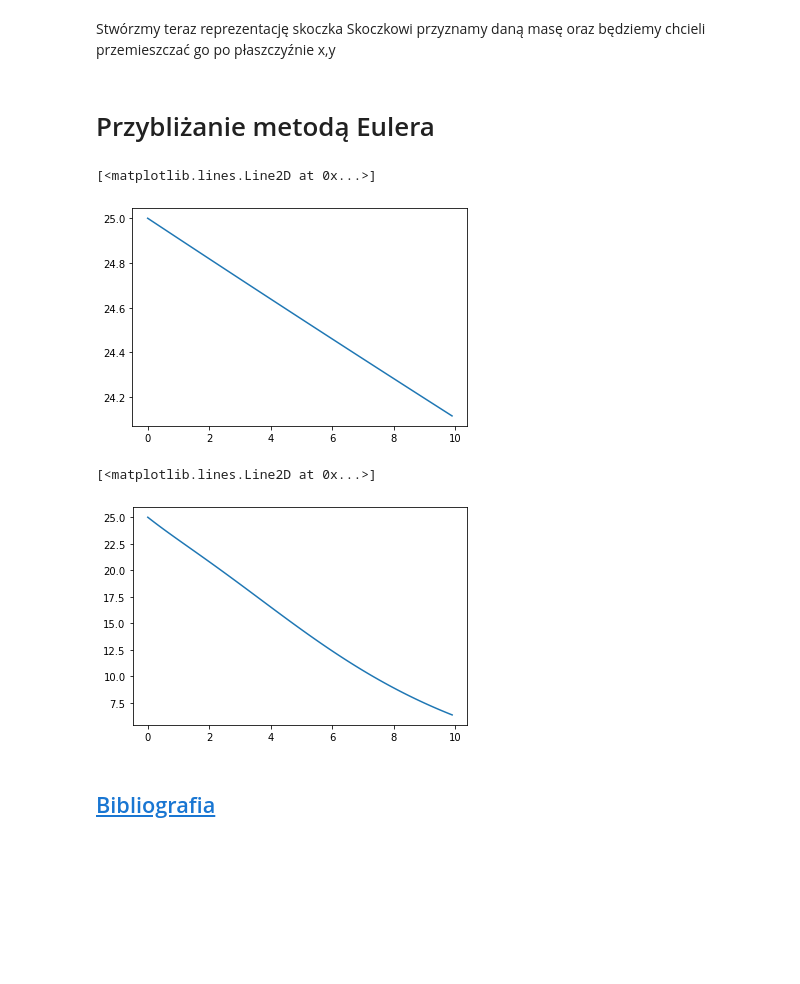
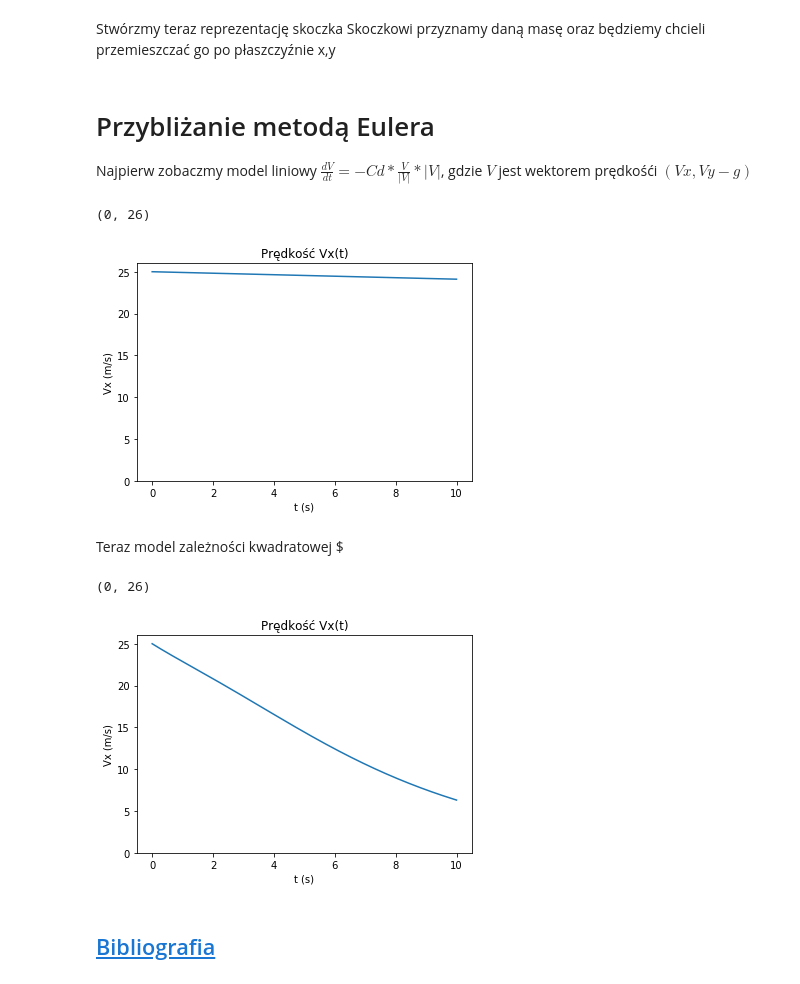
Before and after one commit to maciejratajski1999/Skoki-narciarskie, a Jupyter notebook: main.ipynb, the cells around one changed output. Saved outputs shown, nothing was run; the diff lists cells and outputs as text; code cells hidden in the pictures; blank space fills up the shorter version.

Commit message:
Dodane wzory w Markdownie w Przybliżanie Metodą Eulera

```diff
--- a/main.ipynb
+++ b/main.ipynb
@@ -369,32 +369,41 @@ class Jumper:
 
     def move(self, x, y):
         self.position = self.position[0] + x, self.position[1] + y
-# %% [markdown]
-# Przybliżanie metodą Eulera
+# %% [markdown]
+# Przybliżanie metodą Eulera
+
+Najpierw zobaczmy model liniowy $ \frac{dV}{dt} = -Cd*\frac{V}{|V|}*|V| $, gdzie $V$ jest wektorem prędkośći $\left(Vx,Vy - g\right) $
 # %%
-delta_time = 0.1
+delta_time = 0.001
 time = numpy.arange(0,10,delta_time)
 VX, VY = [skocznia.velocity],[0]
 Cd = 0.2 / Jumper(55).mass
 g = 9.81
 
 def linear_model(v):
     '''
     liniowa zależność oporu powietrza do prędkości
     :param v: tuple (Vx(i), Vy(i))
     :return : tuple (Vx(i+1),Vy(i+1))
     '''
     return -Cd*v[0]*delta_time, (-Cd*v[1] - g)*delta_time
 
 for t in time[1:]:
     x,y = linear_model((VX[-1],VY[-1]))
     VX.append(VX[-1] + x)
     VY.append(VY[-1] + y)
 
 pyplot.plot(time,VX)
+pyplot.title("Prędkość Vx(t)")
+pyplot.xlabel("t (s)")
+pyplot.ylabel("Vx (m/s)")
+pyplot.ylim(0, VX[0]+1)
 # %% [output]
-[<matplotlib.lines.Line2D at 0x...>]
+(0, 26)
-[figure, old version]
+[figure, new version]
+# %% [markdown]
+Teraz model zależności kwadratowej
+$
 # %%
 def square_model(v):
     '''
@@ -412,8 +421,12 @@ for t in time[1:]:
     VY.append(VY[-1] + y)
 
 pyplot.plot(time,VX)
+pyplot.title("Prędkość Vx(t)")
+pyplot.xlabel("t (s)")
+pyplot.ylabel("Vx (m/s)")
+pyplot.ylim(0, VX[0]+1)
 # %% [output]
-[<matplotlib.lines.Line2D at 0x...>]
+(0, 26)
-[figure, old version]
+[figure, new version]
 # %% [markdown]
  ## [Bibliografia](Bibliografia.ipynb)
```
Also changed, not shown: parts of 1 cell of this notebook.
